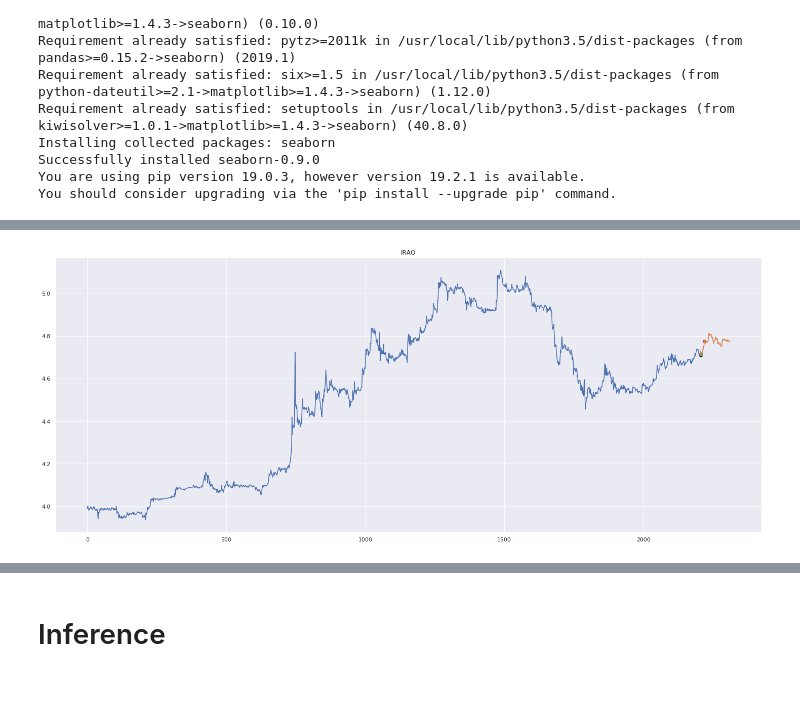
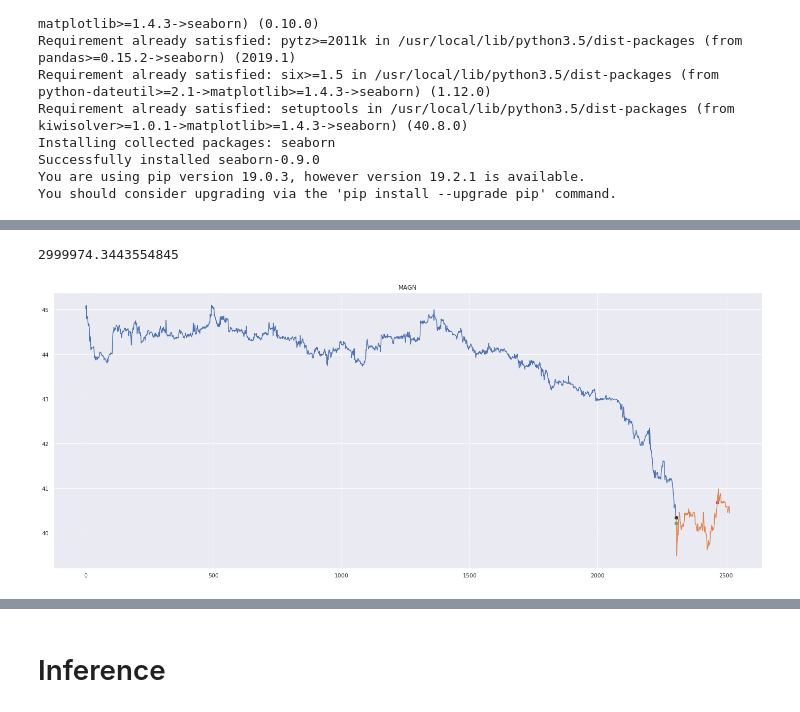
Before and after one commit to ajmal017/finance-4, a Jupyter notebook: train.ipynb, the cells around one changed output, grey strips where cells are left out. Drawn from its saved outputs; the diff is of its cells as text; code cells hidden in the pictures.

```diff
--- a/train.ipynb
+++ b/train.ipynb
@@ -224,13 +76,0 @@ def tmp_foo(y_serieses, foo):
-# %%
-y_train_profit = calc_target(y_train_series, single_profit_2)
-y_val_profit = calc_target(y_val_series, single_profit_2)
-
-
-y_train = calc_target(y_train_series, single_target_2) > 0.01
-y_val = calc_target(y_val_series, single_target_2) > 0.01
-
-
-# y_train = y_train_profit #> 0.005
-# y_val = y_val_profit #> 0.005
-
-# y_val_profit = calc_target(y_val_series, )
@@ -236,0 +125,4 @@ y_val = calc_target(y_val_series, single_target_2) > 0.01
+# %%
+ansamble = Ansamble()
+# %%
+ansamble.fit(X_train, y_train_series)
@@ -256,0 +193,10 @@ LGBMClassifier(boosting_type='gbdt', class_weight=None, colsample_bytree=1.0,
+# %%
+y_train_profit = calc_target(y_train_series, single_profit_2)
+y_val_profit = calc_target(y_val_series, single_profit_2)
+
+
+y_train = calc_target(y_train_series, single_target_5) > 0.01
+y_val = calc_target(y_val_series, single_target_5) > 0.01
+
+lgb = lgbm.sklearn.LGBMClassifier()
+lgb.fit(X_train.drop(['corn_date', 'ticker'], axis=1), y_train)
@@ -434,30 +401,33 @@ X_day
+# %%
+74939.359122 / 0.02498
+# %% [output]
+2999974.3443554845
 # %%
-idx = top_idxs[0]
-idx = 66
+idx = 730
 #for idx in top_idxs:
 corn_date = X_val.loc[idx]['corn_date']
 ticker = X_val.loc[idx]['ticker']
 
 df = ticker2df[ticker]
 month_series = df_between(df, corn_date - timedelta(days=31), corn_date)['<OPEN>'].values
-target_series = df_between(df, corn_date, corn_date + timedelta(days=1))['<OPEN>'].values
+target_series = df_between(df, corn_date, corn_date + timedelta(days=3))['<OPEN>'].values
 
 
 plt.figure(figsize=(25,10))
 plt.title(ticker)
 plt.plot(range(len(month_series)), month_series)
 plt.plot(range(len(month_series), len(month_series) + len(target_series)), target_series)
 
 buy_idx, sell_idx = single_profit_2(np.array([0] + list(target_series)), return_idxs=True)
 plt.scatter(len(month_series) + 1, target_series[0], color='k')
 plt.scatter(len(month_series) + buy_idx - 1, target_series[buy_idx - 1], color='g')
 plt.scatter(len(month_series) + sell_idx - 1, target_series[sell_idx - 1], color='r')
 
 #plt.plot(range(len(month_series), len(month_series) + len(target_series)), y_val_series[84][-8], color='r')
 
 
 
 
 plt.show()
 # %% [output]
-[figure, old version]
+[figure, new version]
```
Also changed, not shown: parts of 80 cells of this notebook, 3 other files.
